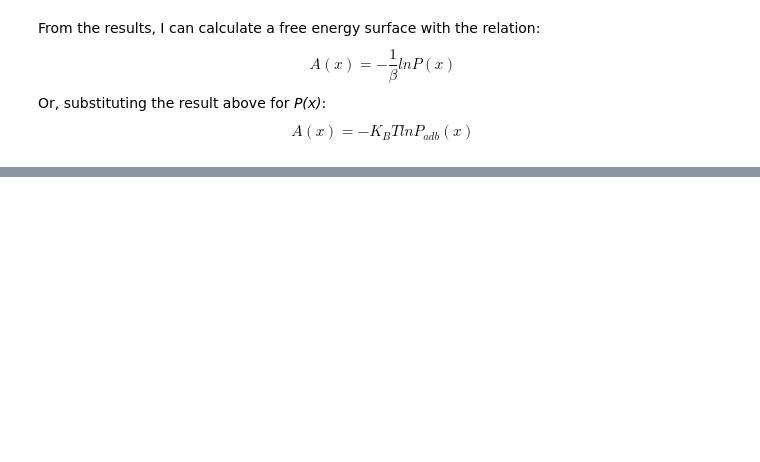
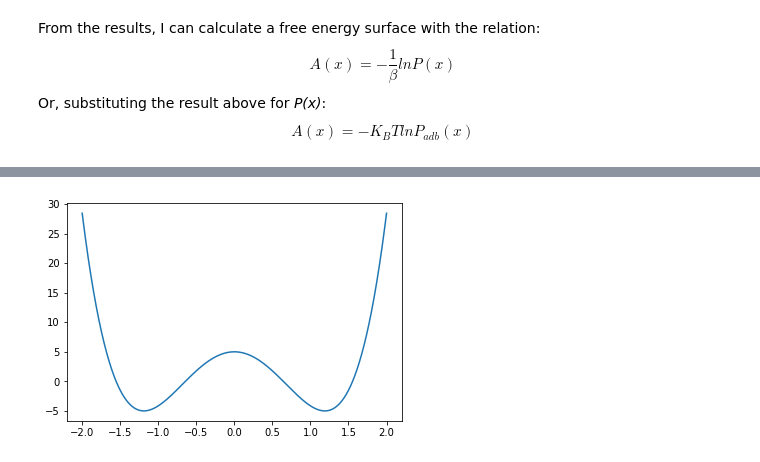
Before and after one commit to thomasegg3/enhanced_sampling_practice, a Jupyter notebook: toy_problem.ipynb, the cells around one changed output, grey strips where cells are left out. Saved outputs shown, nothing was run; the diff lists cells and outputs as text; code cells hidden in the pictures; blank space fills up the shorter version.

```diff
--- a/toy_problem.ipynb
+++ b/toy_problem.ipynb
@@ -369,0 +394,8 @@ plt.show()
+# %%
+x = np.linspace(-2, 2, 10000)
+y = 5 * ((x ** 2) - (1 ** 2)) ** 2 - ((2.878 ** 2) / 2) * (x ** 2)
+
+plt.plot(x, y)
+plt.show()
+# %% [output]
+[figure, added]
```
Also changed, not shown: parts of 8 cells of this notebook.
